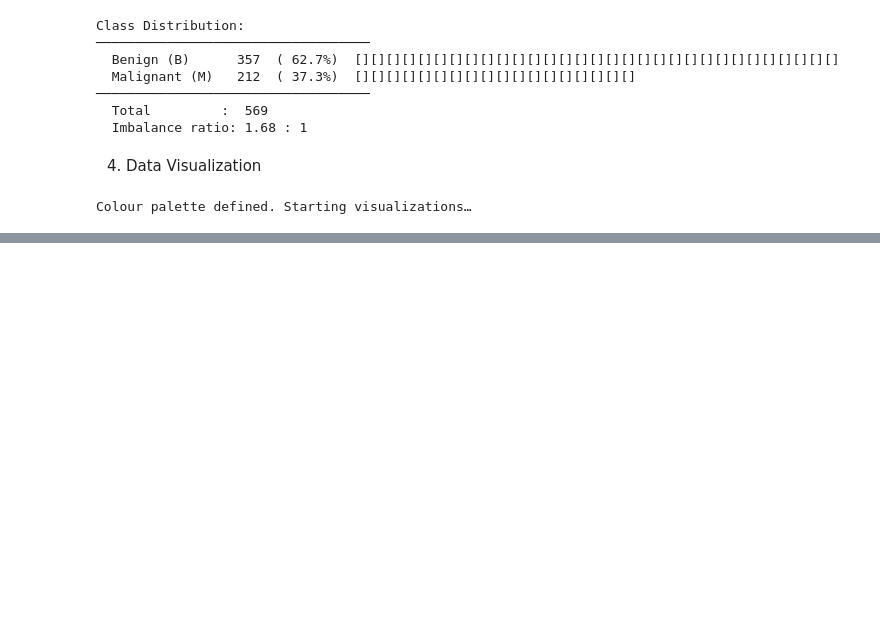
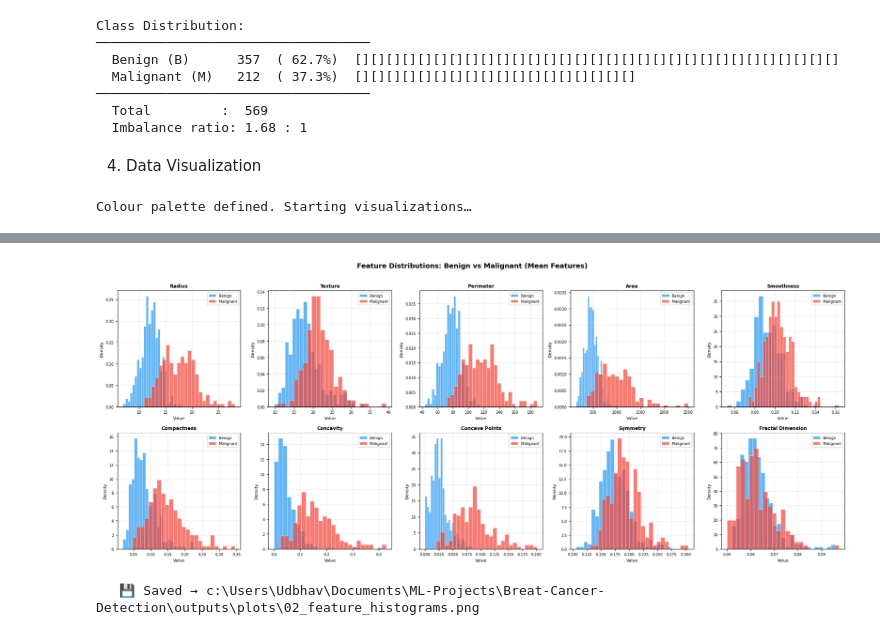
Before and after one commit to VjUdbhav/Breast-Cancer-Detection, a Jupyter notebook: Breast-Cancer-Detection.ipynb, the cells around one changed output, grey strips where cells are left out. Cells and saved outputs as stored; diff of their text form; code cells hidden in the pictures; blank space fills up the shorter version.

```diff
--- a/Breast-Cancer-Detection.ipynb
+++ b/Breast-Cancer-Detection.ipynb
@@ -184,0 +217,29 @@ Colour palette defined. Starting visualizations…
+# %%
+# ── Plot 2: Feature Histograms (Mean Features) ────────────────────────────────
+mean_features = [c for c in feature_cols if c.startswith('mean')]
+
+benign    = df[df['diagnosis_label'] == 'B']
+malignant = df[df['diagnosis_label'] == 'M']
+
+fig, axes = plt.subplots(2, 5, figsize=(20, 8))
+fig.suptitle('Feature Distributions: Benign vs Malignant (Mean Features)',
+             fontsize=13, fontweight='bold', y=1.01)
+
+for ax, feat in zip(axes.flat, mean_features):
+    ax.hist(benign[feat],    bins=25, alpha=0.7, color=COLORS['B'],
+            label='Benign',    density=True, edgecolor='white', linewidth=0.5)
+    ax.hist(malignant[feat], bins=25, alpha=0.7, color=COLORS['M'],
+            label='Malignant', density=True, edgecolor='white', linewidth=0.5)
+    ax.set_title(feat.replace('mean ', '').title(), fontsize=9, fontweight='bold')
+    ax.set_xlabel('Value', fontsize=8)
+    ax.set_ylabel('Density', fontsize=8)
+    ax.tick_params(labelsize=7)
+    ax.legend(fontsize=7)
+    ax.grid(alpha=0.25)
+
+plt.tight_layout()
+save_plot('02_feature_histograms.png')
+plt.show()
+# %% [output]
+[figure, added]
+   💾 Saved → c:\Users\Udbhav\Documents\ML-Projects\Breat-Cancer-Detection\outputs\plots\02_feature_histograms.png
```
Also changed, not shown: parts of 22 cells of this notebook, 13 other files.
